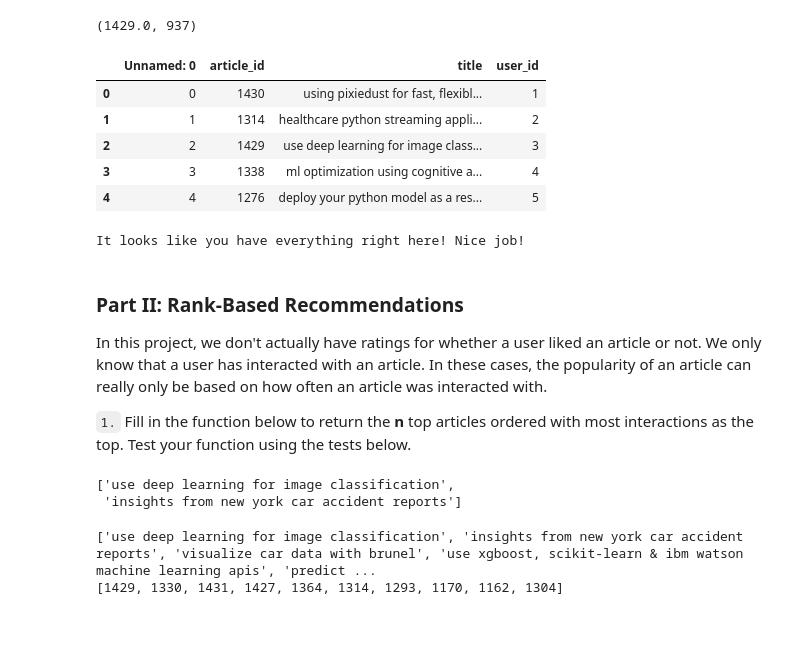
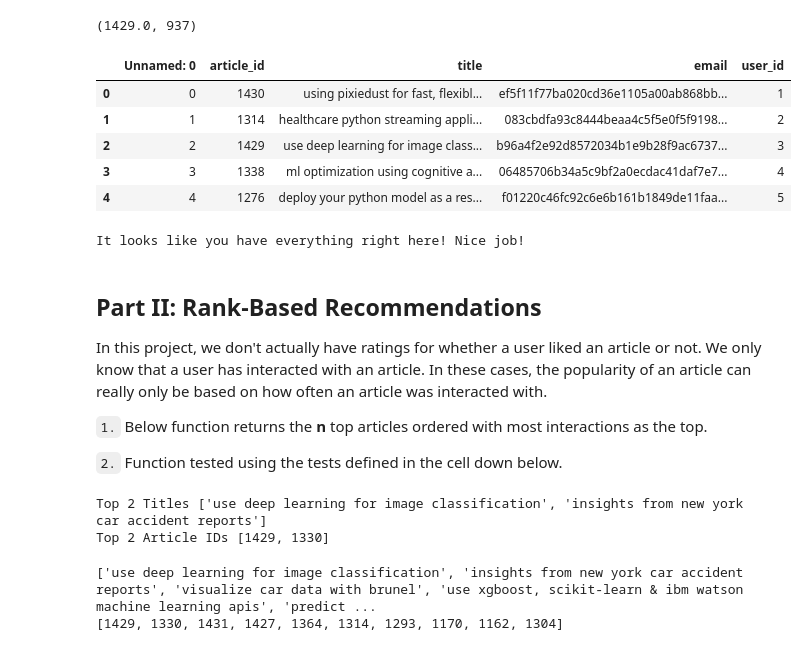
Before and after one commit to pcbinwal/RecommendationSystem_IBM, a Jupyter notebook: Recommendations_with_IBM.ipynb, the cells around one changed output. Saved outputs shown, nothing was run; the diff lists cells and outputs as text; code cells hidden in the pictures.

```diff
--- a/Recommendations_with_IBM.ipynb
+++ b/Recommendations_with_IBM.ipynb
@@ -72,5 +77,5 @@ dtype: int64
 # %%
 # Some interactions do not have a user associated with it, assume the same user.
-# df.info()
-### check if any duplicate record exists
-# df.duplicated().sum()
+# Fill email NaNs with "unknown_user"
+df.fillna({"email":"unknown_user"}, inplace=True)
+print(f"Total null values filled for 'email' = {df.email.value_counts().filter(like="unknown_user").iloc[0]}")
@@ -100,3 +83,0 @@ Number of Null email values is: 17
-# %%
-# Fill email NaNs with "unknown_user"
-df.email.fillna(value="unknown_user", inplace=True)
@@ -181,26 +192,26 @@ most_viewed_article_id, int(max_views)
 # %%
 ## No need to change the code here - this will be helpful for later parts of the notebook
 # Run this cell to map the user email to a user_id column and remove the email column
 
 def email_mapper(df=df):
     coded_dict = {
         email: num
         for num, email in enumerate(df['email'].unique(), start=1)
     }
     return [coded_dict[val] for val in df['email']]
 
 df['user_id'] = email_mapper(df)
-del df['email']
+# del df['email']
 
 # show header
 df.head()
 # %% [output]
-|  | Unnamed: 0 | article_id | title | user_id |
-| 0 | 0 | 1430 | using pixiedust for fast, flexibl... | 1 |
-| 1 | 1 | 1314 | healthcare python streaming appli... | 2 |
-| 2 | 2 | 1429 | use deep learning for image class... | 3 |
-| 3 | 3 | 1338 | ml optimization using cognitive a... | 4 |
-| 4 | 4 | 1276 | deploy your python model as a res... | 5 |
+|  | Unnamed: 0 | article_id | title | email | user_id |
+| 0 | 0 | 1430 | using pixiedust for fast, flexibl... | ef5f11f77ba020cd36e1105a00ab868bb... | 1 |
+| 1 | 1 | 1314 | healthcare python streaming appli... | 083cbdfa93c8444beaa4c5f5e0f5f9198... | 2 |
+| 2 | 2 | 1429 | use deep learning for image class... | b96a4f2e92d8572034b1e9b28f9ac6737... | 3 |
+| 3 | 3 | 1338 | ml optimization using cognitive a... | 06485706b34a5c9bf2a0ecdac41daf7e7... | 4 |
+| 4 | 4 | 1276 | deploy your python model as a res... | f01220c46fc92c6e6b161b1849de11faa... | 5 |
 # %%
 ## If you stored all your results in the variable names above,
 ## you shouldn't need to change anything in this cell
@@ -221,16 +232,22 @@ t.sol_1_test(sol_1_dict)
 # %% [output]
 It looks like you have everything right here! Nice job!
 # %% [markdown]
-### <a class="anchor" id="Rank">Part II: Rank-Based Recommendations</a>
+## <a class="anchor" id="Rank-Based-Recs">Part II: Rank-Based Recommendations</a>
 
 In this project, we don't actually have ratings for whether a user liked an article or not.  We only know that a user has interacted with an article. In these cases, the popularity of an article can really only be based on how often an article was interacted with.
 
-`1.` Fill in the function below to return the **n** top articles ordered with most interactions as the top. Test your function using the tests below.
+`1.` Below function returns the **n** top articles ordered with most interactions as the top.
+
+`2.` Function tested using the tests defined in the cell down below.
-# %%
-df['title'].value_counts()[:2].index.to_list()
-# %% [output]
-['use deep learning for image classification',
- 'insights from new york car accident reports']
+# %%
+##### Experiment Cell
+if exp:
+    n=2;
+    print(f"Top {n} Titles {df['title'].value_counts()[:n].index.to_list()}")
+    print(f"Top {n} Article IDs {df['article_id'].value_counts()[:n].index.to_list()}")
+# %% [output]
+Top 2 Titles ['use deep learning for image classification', 'insights from new york car accident reports']
+Top 2 Article IDs [1429, 1330]
 # %%
 def get_top_articles(n, df=df):
     """
```
Also changed, not shown: parts of 73 cells of this notebook, 2 other files.
